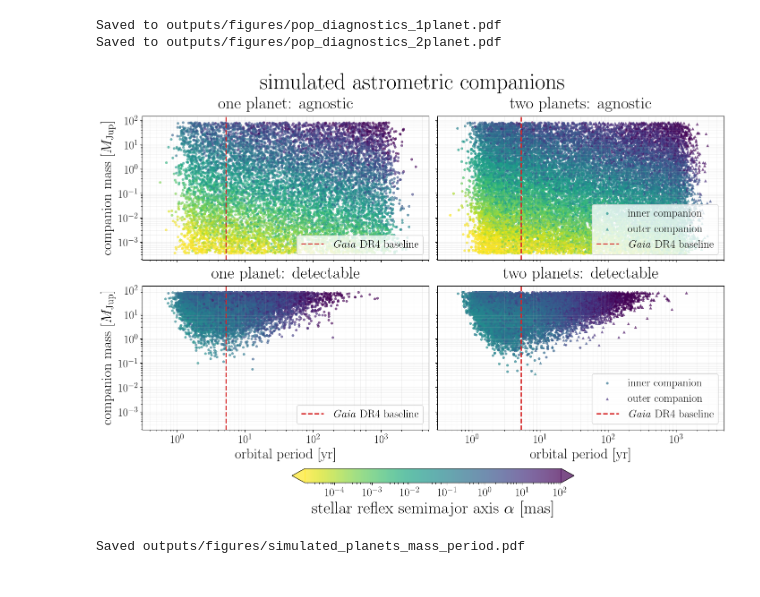
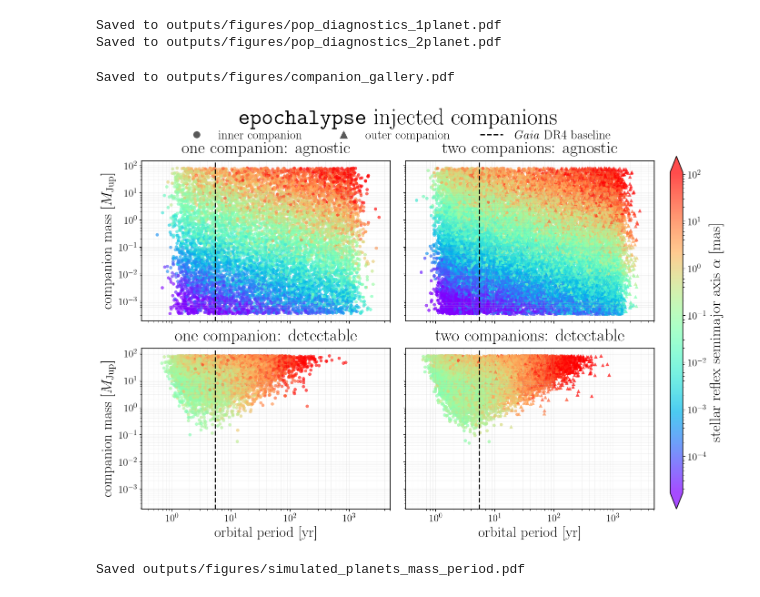
Before and after one commit to adrn/epochalypse, a Jupyter notebook: sim_planets.ipynb, the cells around one changed output. Drawn from its saved outputs; the diff is of its cells as text; code cells hidden in the pictures.

```diff
--- a/sim_planets.ipynb
+++ b/sim_planets.ipynb
@@ -966,6 +1026,18 @@ plot_pop_diagnostics(
 # %% [output]
 Saved to outputs/figures/pop_diagnostics_1planet.pdf
 Saved to outputs/figures/pop_diagnostics_2planet.pdf
+# %%
+# --------------------------------------------------
+# Gallery of injected companion systems (4 populations x 10 systems)
+# --------------------------------------------------
+plot_companion_gallery(
+    data_dir="outputs/data/",
+    output_path="outputs/figures/companion_gallery.pdf",
+    n_per_row=10,
+    seed=18,
+)
+# %% [output]
+Saved to outputs/figures/companion_gallery.pdf
 # %%
 from pathlib import Path
 from matplotlib.colors import LogNorm, LinearSegmentedColormap
@@ -983,10 +1055,10 @@ def truncate_colormap(cmap, minval=0.0, maxval=1.0, n=256):
 def plot_simulated_planet_mass_period(
     data_dir="outputs/data",
     output_path="outputs/figures/simulated_planets_mass_period.pdf",
-    observing_baseline_years=5.3,
+    observing_baseline_years=5.5,
 ):
     data_dir = Path(data_dir)
-    cmap_trunc = truncate_colormap("viridis_r", 0.0, 1.0)
+    cmap_trunc = truncate_colormap("rainbow", 0.0, 1.0)
     stars = pd.read_csv(
         data_dir / "stars.csv",
         dtype={"gaia_source_id": str, "source_id_dr2": str},
@@ -994,17 +1066,17 @@ def plot_simulated_planet_mass_period(
     )
 
     population_specs = [
-        ("1planet_nosnrfilter", 1, "one planet: agnostic"),
-        ("2planet_nosnrfilter", 2, "two planets: agnostic"),
-        ("1planet_snrfilter", 1, "one planet: detectable"),
-        ("2planet_snrfilter", 2, "two planets: detectable"),
+        ("1_companion_agnostic", 1, "one companion: agnostic"),
+        ("2_companion_agnostic", 2, "two companions: agnostic"),
+        ("1_companion_detectable", 1, "one companion: detectable"),
+        ("2_companion_detectable", 2, "two companions: detectable"),
     ]
 
     populations = {}
     all_signatures = []
     for population, n_planets, title in population_specs:
         frame = pd.read_csv(
-            data_dir / f"agnostic_pop_{population}.csv",
+            data_dir / f"{population}.csv",
             dtype={"gaia_source_id": str, "source_id_dr2": str},
         ).merge(
             stars, on=["gaia_source_id", "source_id_dr2"],
@@ -1037,8 +1109,12 @@ def plot_simulated_planet_mass_period(
 
     fig, axes = plt.subplots(
         2, 2, figsize=(14, 10), sharex=True, sharey=True,
-        constrained_layout=True,
     )
+    # Disable any active layout engine (constrained_layout can be on via the
+    # subplots kwarg or rcParams); otherwise newer Matplotlib silently ignores
+    # the explicit subplots_adjust below and the panels overlap.
+    if hasattr(fig, "set_layout_engine"):
+        fig.set_layout_engine("none")
     scatter_for_colorbar = None
 
     for ax, (population, _, _) in zip(axes.flat, population_specs):
@@ -1050,7 +1126,7 @@ def plot_simulated_planet_mass_period(
             scatter_for_colorbar = ax.scatter(
                 frame["period"], frame["mass_pl"],
                 c=frame["alpha_mas"], norm=color_norm, cmap=cmap_trunc,
-                s=18, alpha=0.65, linewidths=0, rasterized=True,
+                s=27, alpha=0.65, linewidths=0, rasterized=True,
             )
         else:
             '''segments = np.stack([
@@ -1064,51 +1140,75 @@ def plot_simulated_planet_mass_period(
             scatter_for_colorbar = ax.scatter(
                 frame["period_1"], frame["mass_pl_1"],
                 c=frame["alpha_1_mas"], norm=color_norm, cmap=cmap_trunc,
-                marker="o", s=18, alpha=0.7, linewidths=0,
+                marker="o", s=27, alpha=0.7, linewidths=0,
                 rasterized=True, label="inner companion",
             )
             ax.scatter(
                 frame["period_2"], frame["mass_pl_2"],
                 c=frame["alpha_2_mas"], norm=color_norm, cmap=cmap_trunc,
-                marker="^", s=23, alpha=0.7, linewidths=0,
+                marker="^", s=36, alpha=0.7, linewidths=0,
                 rasterized=True, label="outer companion",
             )
 
         ax.axvline(
-            observing_baseline_years, color="C3", ls="--", lw=2,
+            observing_baseline_years, color="k", ls="--", lw=2,
             label=r"\textit{Gaia} DR4 baseline"
         )
 
         #ax.axhline(13.0, color="0.25", ls=":", lw=2, label=r'13 $M_{\rm Jup}$')
 
         ax.set_xscale("log")
         ax.set_yscale("log")
         ax.set_title(title, pad=12, fontsize=27)
         ax.grid(True, which="both", alpha=0.15)
-        ax.legend(loc="lower right", frameon=True, fontsize=18)
+        ax.tick_params(which="both", labelsize=16)
 
     for ax in axes[-1, :]:
         ax.set_xlabel("orbital period [yr]", fontsize=23)
     for ax in axes[:, 0]:
         ax.set_ylabel(r"companion mass [$M_{\rm Jup}$]", fontsize=23)
 
-    fig.suptitle("simulated astrometric companions", fontsize=36)
+    # Explicit layout with the colorbar on the RIGHT. Tick sizes are set
+    # locally (above) so this figure is unaffected by rcParams changed elsewhere
+    # in the notebook (e.g. the diagnostics figure).
+    fig.subplots_adjust(left=0.075, right=0.88, top=0.85, bottom=0.085,
+                        hspace=0.17, wspace=0.06)
+
+    cax = fig.add_axes([0.905, 0.085, 0.02, 0.775])
     colorbar = fig.colorbar(
-        scatter_for_colorbar, ax=axes, orientation="horizontal",
-        pad=0.02, fraction=0.045, extend="both",
+        scatter_for_colorbar, cax=cax, orientation="vertical", extend="both",
     )
-    colorbar.set_label(r"stellar reflex semimajor axis $\alpha$ [mas]", fontsize=27)
+    colorbar.set_label(r"stellar reflex semimajor axis $\alpha$ [mas]", fontsize=24)
+    colorbar.ax.tick_params(labelsize=16)
+
+    # centre the suptitle + legend over the panel block (not the whole figure,
+    # since the colorbar occupies the right margin)
+    _cx = 0.5 * (0.075 + 0.88)
+    fig.suptitle(r"\texttt{epochalypse} injected companions", fontsize=36, x=_cx, y=0.965)
+
+    from matplotlib.lines import Line2D
+    legend_handles = [
+        Line2D([0], [0], marker="o", color="0.35", lw=0, markersize=10,
+               label="inner companion"),
+        Line2D([0], [0], marker="^", color="0.35", lw=0, markersize=11,
+               label="outer companion"),
+        Line2D([0], [0], color="k", ls="--", lw=2,
+               label=r"\textit{Gaia} DR4 baseline"),
+    ]
+    fig.legend(handles=legend_handles, loc="center", bbox_to_anchor=(_cx, 0.905),
+               ncol=3, frameon=False, fontsize=20, columnspacing=2.4,
+               handlelength=1.8)
 
     output_path = Path(output_path)
     output_path.parent.mkdir(parents=True, exist_ok=True)
-    fig.savefig(output_path, bbox_inches="tight")
-    fig.savefig(output_path.with_suffix(".png"), dpi=200, bbox_inches="tight")
+    fig.savefig(output_path)
+    fig.savefig(output_path.with_suffix(".png"), dpi=200)
     plt.show()
     print(f"Saved {output_path}")
     return fig, axes
 
 
 planet_population_figure, planet_population_axes = plot_simulated_planet_mass_period()
 # %% [output]
-[figure, old version]
+[figure, new version]
 Saved outputs/figures/simulated_planets_mass_period.pdf
```
Also changed, not shown: parts of 5 cells of this notebook, 1 other file.
